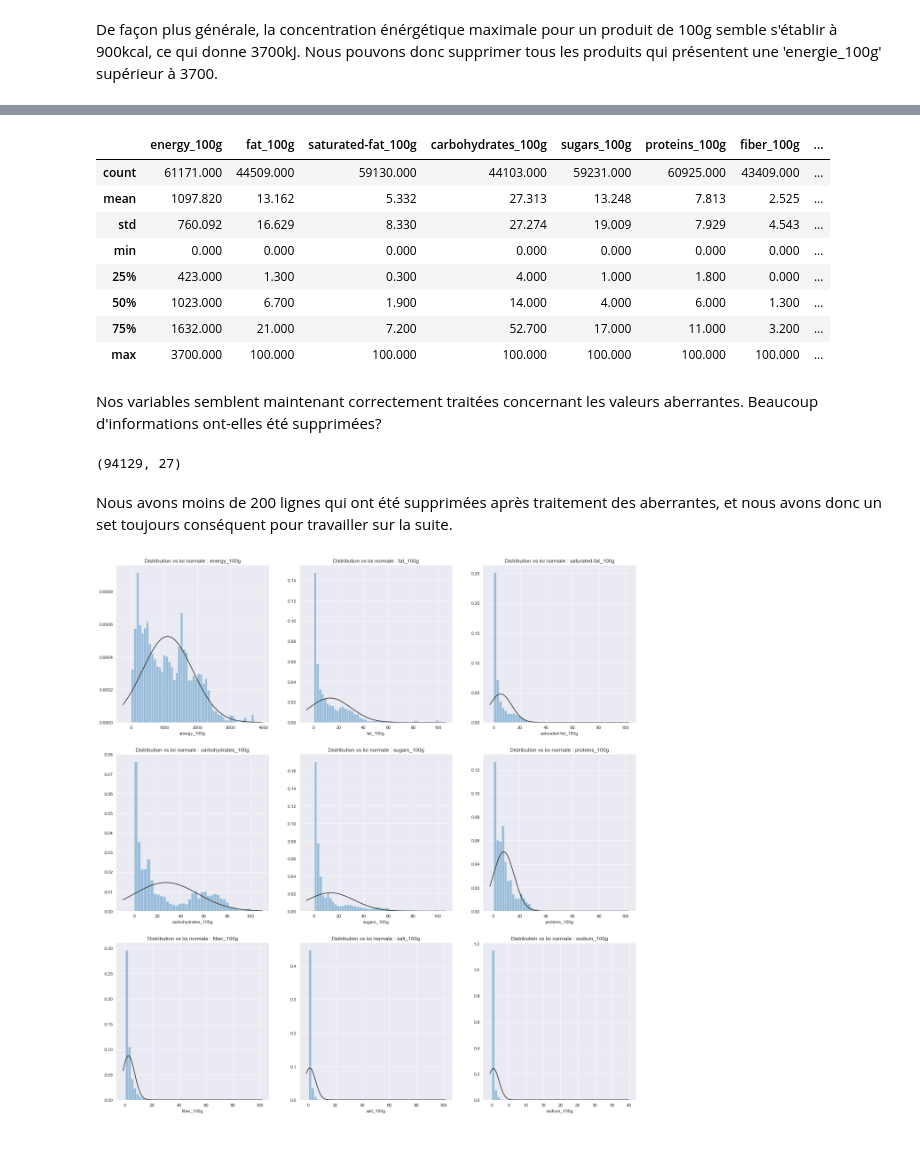
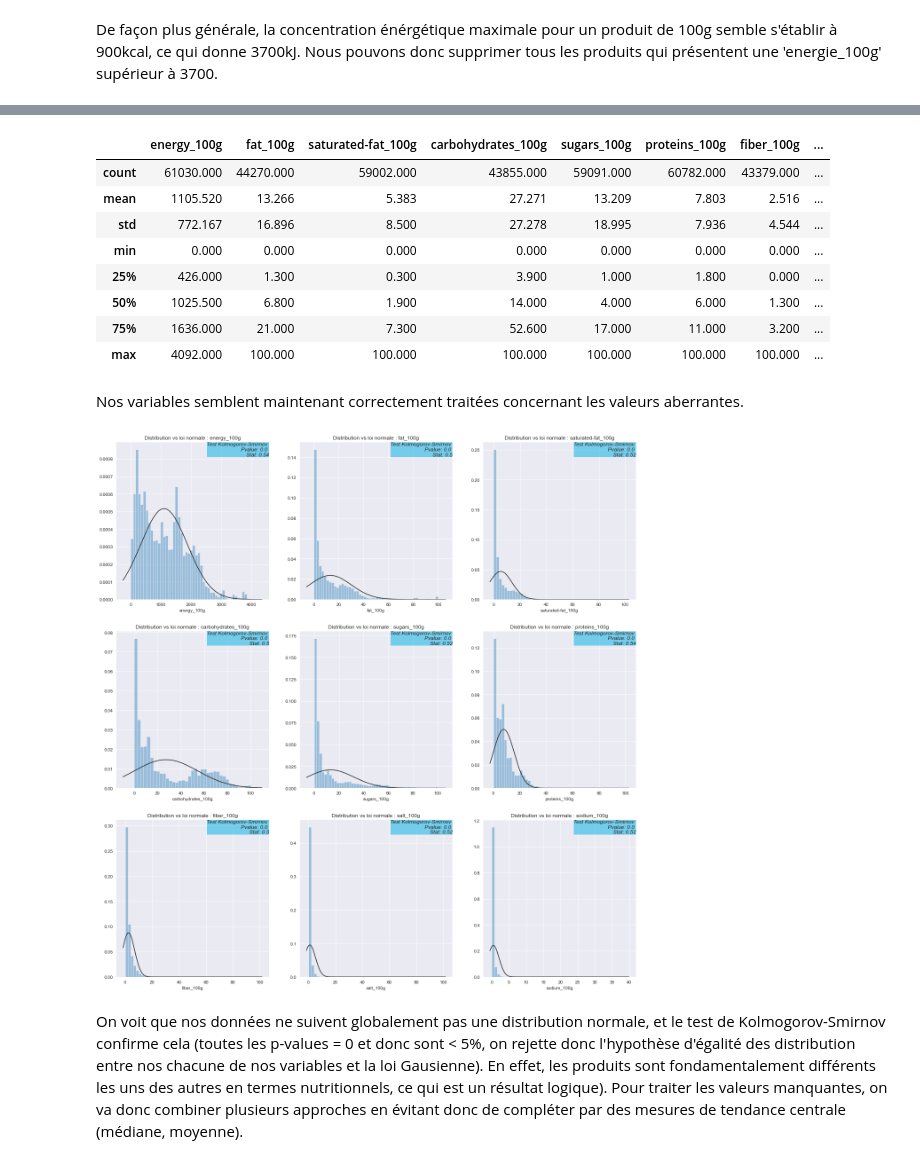
Before and after one commit to gregmansio/nutrition_app_example_OC_P3, a Jupyter notebook: Application de santé publique.ipynb, the cells around one changed output, grey strips where cells are left out. Cells and saved outputs as stored; diff of their text form; code cells hidden in the pictures.

Commit message:
Missing-values treatment done

```diff
--- a/Application de santé publique.ipynb
+++ b/Application de santé publique.ipynb
@@ -276,6 +276,9 @@ Nous pouvons donc supprimer tous les produits qui présentent une 'energie_100g'
 # %%
 # Suppression des lignes dont la valeur de 'energy_100g' est supérieur à 4100 (marge d'erreur)
 final_set = final_set[~(final_set['energy_100g'] > 4100)]
+# %%
+# Drop product which have no name
+final_set = final_set[~(final_set['product_name'].isnull())]
 # %%
 final_set[['energy_100g', 'fat_100g', 'saturated-fat_100g', 'carbohydrates_100g', 'sugars_100g', 'proteins_100g', 'fiber_100g', 'salt_100g', 'sodium_100g']].describe()
 # %% [output]
@@ -300,49 +303,48 @@ final_set = final_set[~(final_set['salt_100g'] > 100)]
 final_set[['energy_100g', 'fat_100g', 'saturated-fat_100g', 'carbohydrates_100g', 'sugars_100g', 'proteins_100g', 'fiber_100g', 'salt_100g', 'sodium_100g']].describe()
 # %% [output]
 |  | energy_100g | fat_100g | saturated-fat_100g | carbohydrates_100g | sugars_100g | proteins_100g | fiber_100g | ... |
-| count | 61171.000 | 44509.000 | 59130.000 | 44103.000 | 59231.000 | 60925.000 | 43409.000 | ... |
-| mean | 1097.820 | 13.162 | 5.332 | 27.313 | 13.248 | 7.813 | 2.525 | ... |
-| std | 760.092 | 16.629 | 8.330 | 27.274 | 19.009 | 7.929 | 4.543 | ... |
+| count | 61030.000 | 44270.000 | 59002.000 | 43855.000 | 59091.000 | 60782.000 | 43379.000 | ... |
+| mean | 1105.520 | 13.266 | 5.383 | 27.271 | 13.209 | 7.803 | 2.516 | ... |
+| std | 772.167 | 16.896 | 8.500 | 27.278 | 18.995 | 7.936 | 4.544 | ... |
 | min | 0.000 | 0.000 | 0.000 | 0.000 | 0.000 | 0.000 | 0.000 | ... |
-| 25% | 423.000 | 1.300 | 0.300 | 4.000 | 1.000 | 1.800 | 0.000 | ... |
-| 50% | 1023.000 | 6.700 | 1.900 | 14.000 | 4.000 | 6.000 | 1.300 | ... |
-| 75% | 1632.000 | 21.000 | 7.200 | 52.700 | 17.000 | 11.000 | 3.200 | ... |
-| max | 3700.000 | 100.000 | 100.000 | 100.000 | 100.000 | 100.000 | 100.000 | ... |
+| 25% | 426.000 | 1.300 | 0.300 | 3.900 | 1.000 | 1.800 | 0.000 | ... |
+| 50% | 1025.500 | 6.800 | 1.900 | 14.000 | 4.000 | 6.000 | 1.300 | ... |
+| 75% | 1636.000 | 21.000 | 7.300 | 52.600 | 17.000 | 11.000 | 3.200 | ... |
+| max | 4092.000 | 100.000 | 100.000 | 100.000 | 100.000 | 100.000 | 100.000 | ... |
 # %% [markdown]
-Nos variables semblent maintenant correctement traitées concernant les valeurs aberrantes. Beaucoup d'informations ont-elles été supprimées?
+Nos variables semblent maintenant correctement traitées concernant les valeurs aberrantes.
-# %%
-final_set.shape
-# %% [output]
-(94129, 27)
-# %% [markdown]
-Nous avons moins de 200 lignes qui ont été supprimées après traitement des aberrantes, et nous avons donc un set toujours conséquent pour travailler sur la suite.
 # %%
 var = ['energy_100g', 'fat_100g', 'saturated-fat_100g', 'carbohydrates_100g', 'sugars_100g', 'proteins_100g', 'fiber_100g', 'salt_100g', 'sodium_100g']
 import scipy.stats as stats
 import warnings
 warnings.filterwarnings('ignore')
 
 sns.set_style("darkgrid")
 fig = plt.figure(figsize=(21,30))
 
 sub = 0
 for i in range(len(var)):
     fig.add_subplot(4,3,i+1)
 
     left, width = 0, 1
     bottom, height = 0, 1
     right = left + width
     top = bottom + height
 
     colonne = var[i]
+    kol_smi_test = stats.kstest(final_set[colonne].notnull(), 'norm')
     ax = sns.distplot(final_set[colonne], fit=stats.norm, kde=False)
     ax.set_title("Distribution vs loi normale : {}".format(colonne))
-    "ax.text(right, top, 'Test Kolmogorov-Smirnov \n Pvalue: {:.2} \n Stat: {:.2}'.format(kstest.pvalue, kstest.statistic),"
-    "        horizontalalignment='right',"
-    "        verticalalignment='top',"
-    "        style='italic', transform=ax.transAxes, fontsize = 12,"
-    "        bbox={'facecolor':'#00afe6', 'alpha':0.5, 'pad':0})"
+    ax.text(right, top, 'Test Kolmogorov-Smirnov \n Pvalue: {:.2} \n Stat: {:.2}'.format(kol_smi_test.pvalue, kol_smi_test.statistic),
+            horizontalalignment='right',
+            verticalalignment='top',
+            style='italic', transform=ax.transAxes, fontsize = 12,
+            bbox={'facecolor':'#00afe6', 'alpha':0.5, 'pad':0})
     sub += 1
 plt.show()
 # %% [output]
-[figure, old version]
+[figure, new version]
+# %% [markdown]
+On voit que nos données ne suivent globalement pas une distribution normale, et le test de Kolmogorov-Smirnov confirme cela (toutes les p-values = 0 et donc sont < 5%, on rejette donc l'hypothèse d'égalité des distribution entre nos chacune de nos variables et la loi Gausienne).
+En effet, les produits sont fondamentalement différents les uns des autres en termes nutritionnels, ce qui est un résultat logique).
+Pour traiter les valeurs manquantes, on va donc combiner plusieurs approches en évitant donc de compléter par des mesures de tendance centrale (médiane, moyenne).
```
Also changed, not shown: parts of 41 cells of this notebook.
